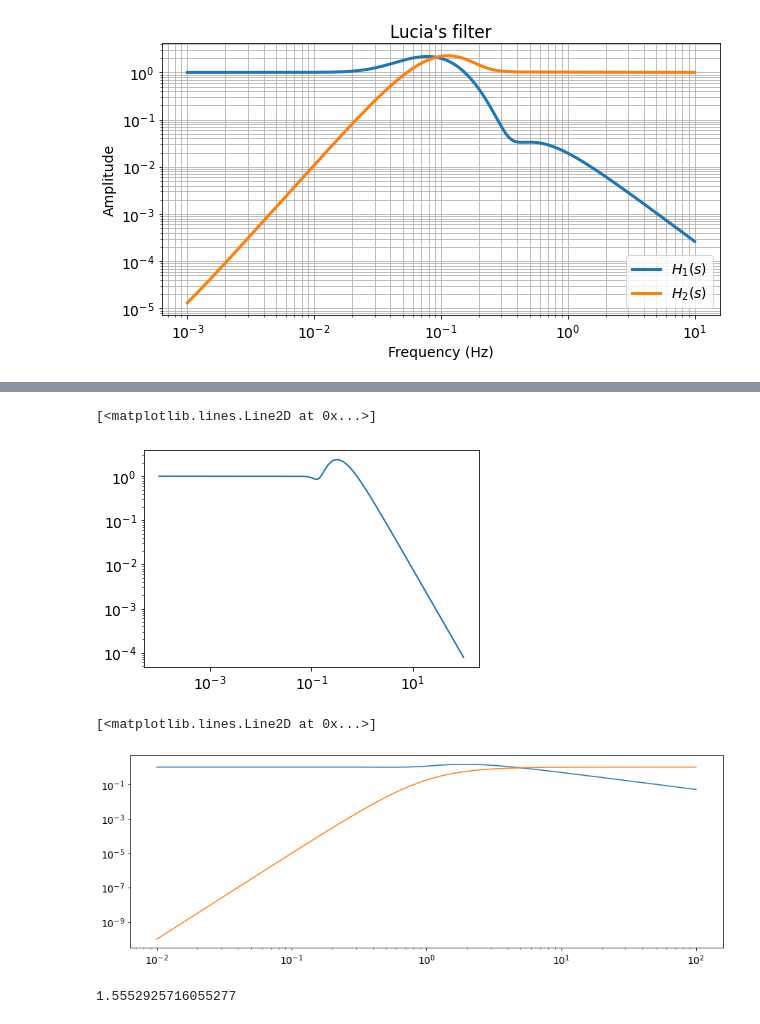
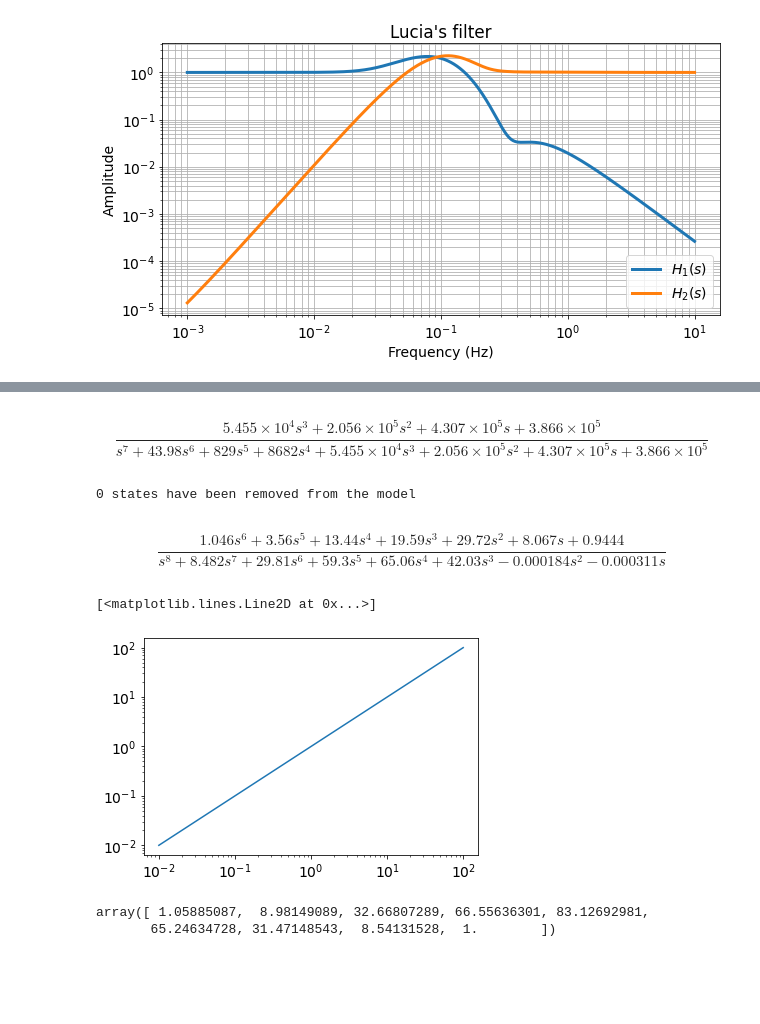
Before and after one commit to gw-vis/vis-commissioning-tex, a Jupyter notebook: notebook/plot_predefined_complementary_filters.ipynb, the cells around one changed output, grey strips where cells are left out. Saved outputs shown, nothing was run; the diff lists cells and outputs as text; code cells hidden in the pictures; blank space fills up the shorter version.

```diff
--- a/notebook/plot_predefined_complementary_filters.ipynb
+++ b/notebook/plot_predefined_complementary_filters.ipynb
@@ -125,0 +121,2 @@ array([ 0.90295248,  7.659114  , 27.85823616, 56.75703262, 70.88785585,
+# %%
+s = control.tf("s")
@@ -126,8 +132,22 @@ array([ 0.90295248,  7.659114  , 27.85823616, 56.75703262, 70.88785585,
+# %%
+H_1
+# %% [output]
+$$\frac{5.455 \times 10^{4} s^3 + 2.056 \times 10^{5} s^2 + 4.307 \times 10^{5} s + 3.866 \times 10^{5}}{s^7 + 43.98 s^6 + 829 s^5 + 8682 s^4 + 5.455 \times 10^{4} s^3 + 2.056 \times 10^{5} s^2 + 4.307 \times 10^{5} s + 3.866 \times 10^{5}}$$
+# %%
+sensitivity2oltf(h2_lucia)
+# %% [output]
+0 states have been removed from the model
+$$\frac{1.046 s^6 + 3.56 s^5 + 13.44 s^4 + 19.59 s^3 + 29.72 s^2 + 8.067 s + 0.9444}{s^8 + 8.482 s^7 + 29.81 s^6 + 59.3 s^5 + 65.06 s^4 + 42.03 s^3 - 0.000184 s^2 - 0.000311 s}$$
+# %%
+w = np.logspace(-2,2, 1000)
+plt.loglog(w, abs(s(w*1j)))
+# %% [output]
+[<matplotlib.lines.Line2D at 0x...>]
+[figure, added]
 # %%
-test = control.tf(h1_lucia.den[0][0][2:], h1_lucia.den[0][0])
+den = h1_lucia.den[0][0]
+den = den/den[-1]
+den
+# %% [output]
+array([ 1.05885087,  8.98149089, 32.66807289, 66.55636301, 83.12692981,
+       65.24634728, 31.47148543,  8.54131528,  1.        ])
-# %%
-plt.loglog(f, abs(test(2*np.pi*f*1j)))
-# plt.loglog(f, abs((1-test)(2*np.pi*f*1j)))
-# %% [output]
-[<matplotlib.lines.Line2D at 0x...>]
-[figure, removed]
@@ -136,14 +153,0 @@ test2 = control.tf(list(h1_lucia.den[0][0][3:])+[0,0,0], h1_lucia.den[0][0])
-# %%
-h1 = control.tf(((s+2*np.pi*1)**5).num[0][0][1:],[1])/(s+2*np.pi*1)**5
-h2 = 1-h1
-f = np.logspace(-2, 2)
-plt.figure(figsize=(15,5))
-plt.loglog(f, abs(h1(2*np.pi*f*1j)))
-plt.loglog(f, abs(h2(2*np.pi*f*1j)))
-# %% [output]
-[<matplotlib.lines.Line2D at 0x...>]
-[figure, removed]
-# %%
-max(abs(h1(2*np.pi*f*1j)))
-# %% [output]
-1.5552925716055277
```
Also changed, not shown: parts of 10 cells of this notebook, 4 other files.
